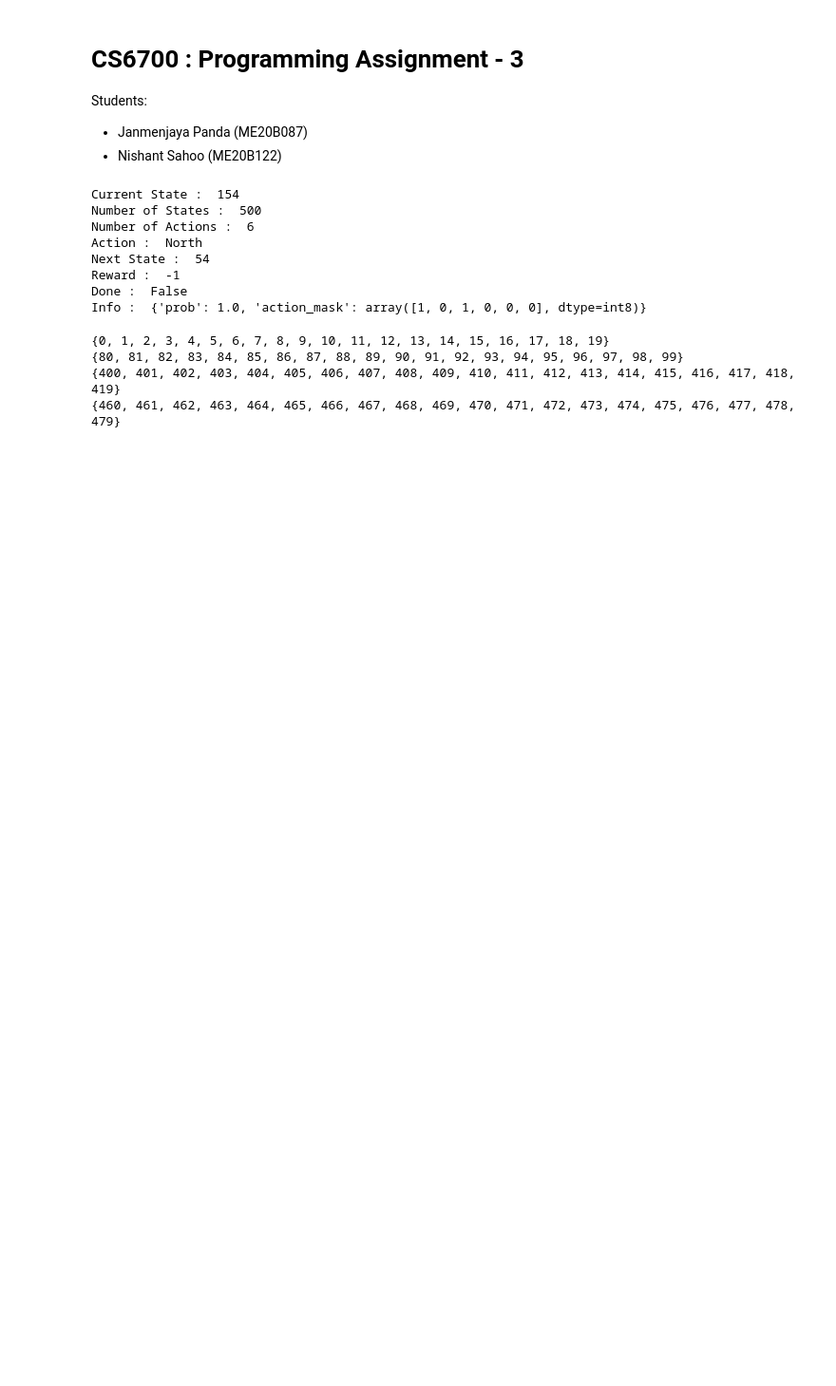
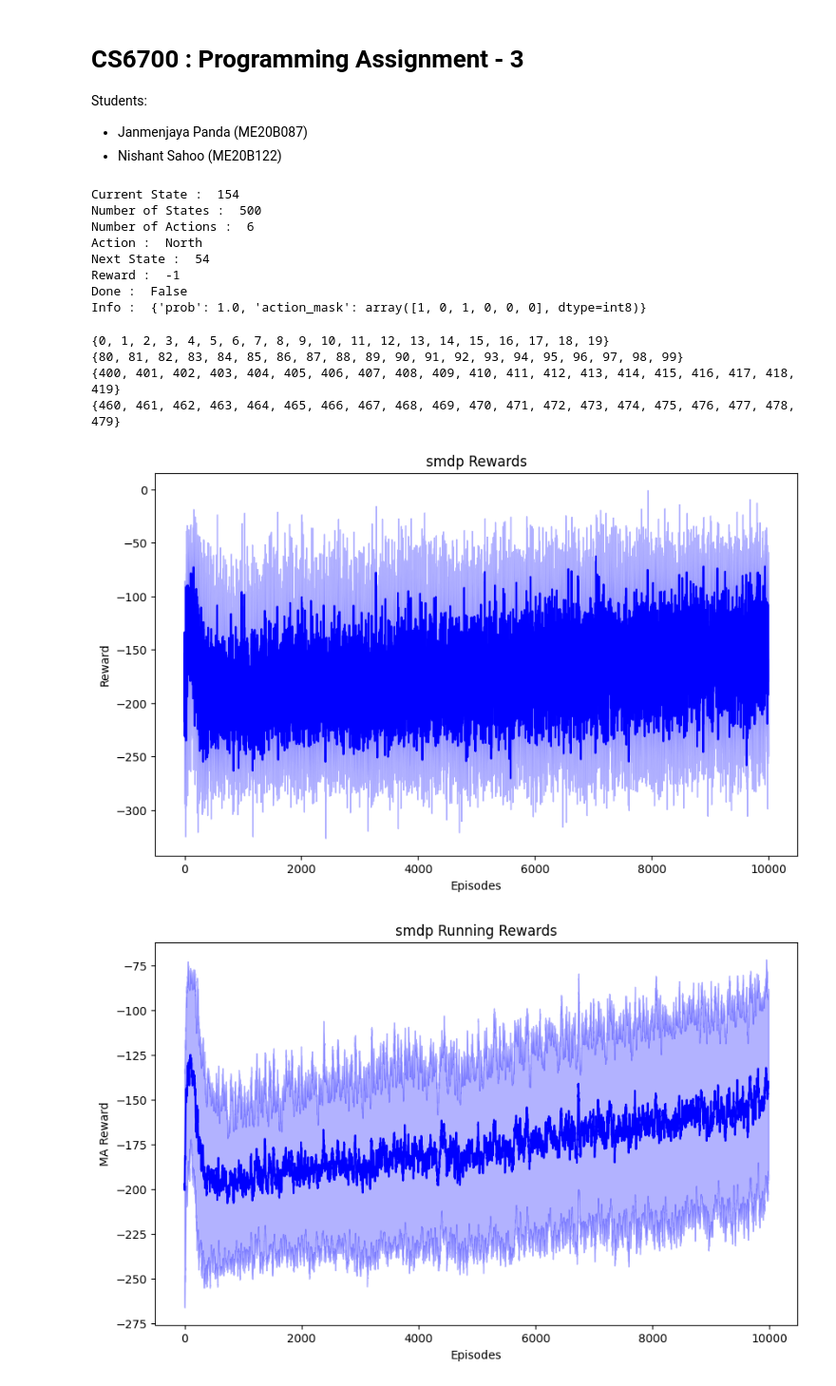
Before and after one commit to nishant-sahoo/RL_Assignments, a Jupyter notebook: Programming Assignments/PA3/notebook.ipynb, the cells around one changed output. Shown at 95% size. Cells and saved outputs as stored; diff of their text form; code cells hidden in the pictures; blank space fills up the shorter version.

```diff
--- a/Programming Assignments/PA3/notebook.ipynb
+++ b/Programming Assignments/PA3/notebook.ipynb
@@ -249,7 +249,7 @@ class Plot():
 
 
     def plot_rewards(self):
-        plt.figure(figsize=(10, 5))
+        plt.figure(figsize=(10, 6))
         plt.plot(self.rewards.mean(axis=0), color='blue')
         plt.fill_between(range(self.rewards.shape[1]), self.rewards.mean(axis=0) - self.rewards.std(axis=0), self.rewards.mean(axis=0) + self.rewards.std(axis=0), alpha=0.3, color='blue')
         plt.title(f"{self.name} Rewards")
@@ -258,6 +258,25 @@ class Plot():
         # plt.grid()
         plt.savefig(f'plots/{self.name}_rewards.png')
         plt.show()
+
+    def plot_running_rewards(self):
+        plt.figure(figsize=(10, 6))
+        window = 10
+        running_rewards = self.moving_average(self.rewards.mean(axis=0), window)
+        plt.plot(running_rewards, color='blue')
+        fill_std = self.moving_average(self.rewards.std(axis=0), window)
+        plt.fill_between(range(len(running_rewards)), running_rewards - fill_std, running_rewards + fill_std, alpha=0.3, color='blue')
+        plt.title(f"{self.name} Running Rewards")
+        plt.xlabel("Episodes")
+        plt.ylabel("MA Reward")
+        # plt.grid()
+        plt.savefig(f'plots/{self.name}_running_rewards.png')
+        plt.show()
+
+
+    @staticmethod
+    def moving_average(x, w):
+        return np.convolve(x, np.ones(w), 'valid') / w
 # %%
 def egreedy_policy(Q, state, epsilon):
     if random.uniform(0, 1) < epsilon:
@@ -573,16 +488,23 @@ class Trainer:
 # %%
 # Implement SMDP Q-Learning
-args = Args()
-trainer = Trainer(env, options, args, algo="smdp")
-Q, rewards = trainer.train()
-np.save("results/smdp_Q.npy", Q)
-np.save("results/smdp_rewards.npy", rewards)
+# args = Args()
+# trainer = Trainer(env, options, args, algo="smdp")
+# Q, rewards = trainer.train()
+# np.save("results/smdp_Q.npy", Q)
+# np.save("results/smdp_rewards.npy", rewards)
+
+Q = np.load("results/smdp_Q.npy")
+rewards = np.load("results/smdp_rewards.npy")
 
 plot = Plot(env, rewards, Q, "smdp")
 plot.plot_rewards()
+plot.plot_running_rewards()
 plot.plot_Q()
 plot.visualize_taxi_env()
 
 # Plot Q-Table of options
-for i, option in enumerate(options):
+for i, option in enumerate(trainer.options):
     plot_Q(option.q_values, f"Q-values for {option.name}")
+# %% [output]
+[figure, added]
+[figure, added]
```
Also changed, not shown: parts of 9 cells of this notebook, 4 other files.
